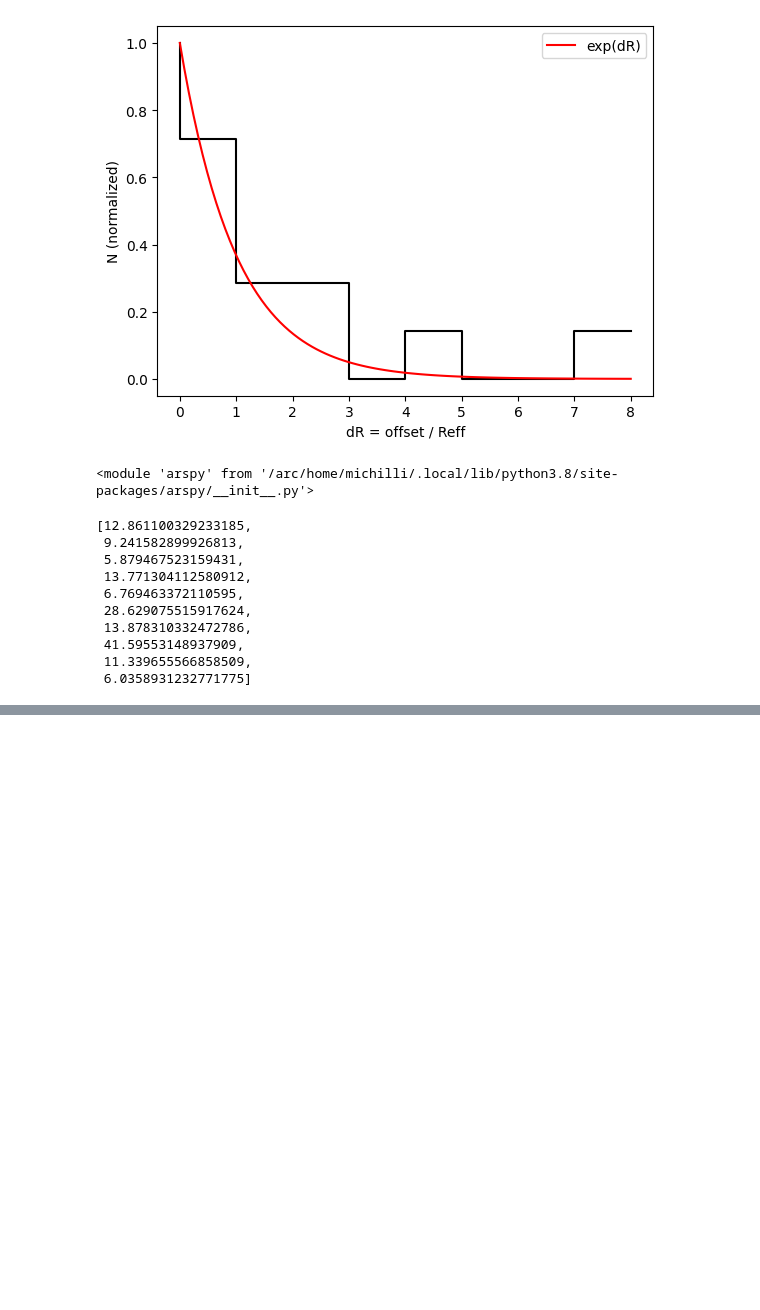
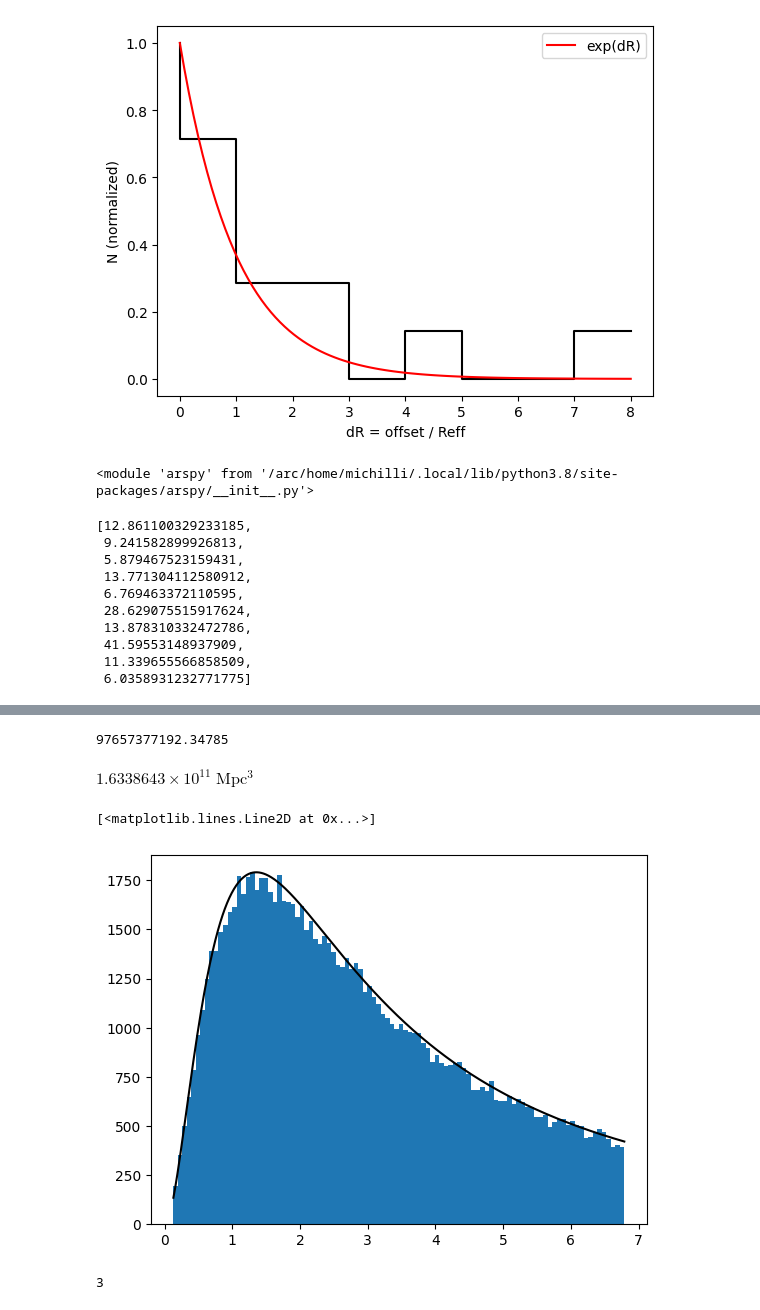
Before and after one commit to danielemichilli/slf, a Jupyter notebook: Gravitational_Lensing.ipynb, the cells around one changed output, grey strips where cells are left out. Saved outputs shown, nothing was run; the diff lists cells and outputs as text; code cells hidden in the pictures; blank space fills up the shorter version.

```diff
--- a/Gravitational_Lensing.ipynb
+++ b/Gravitational_Lensing.ipynb
@@ -1033,0 +980,3 @@ $77.085375 \; \mathrm{}$
+# %%
+z_min = 0.3
+z_max = 3.
@@ -1033,0 +987,11 @@ $77.085375 \; \mathrm{}$
+# %%
+x = np.linspace(0.1, 1, 100000)
+y = z_pdf(x)
+# %%
+integrate.simpson(y, x=x)
+# %% [output]
+97657377192.34785
+# %%
+2 * ((cosmo.comoving_volume(1) / (1+1)) - (cosmo.comoving_volume(0.1) / (1+0.1)) )
+# %% [output]
+$1.6338643 \times 10^{11} \; \mathrm{Mpc^{3}}$
@@ -1033,0 +1037,14 @@ $77.085375 \; \mathrm{}$
+# %%
+p, bins, _ = plt.hist(z_dist, bins=100, density=False)
+
+x = np.linspace(z_min, z_max, 1000)
+y = z_pdf_norm(x)
+y = y / y.max() * p.max()
+plt.plot(x, y, 'k-')
+# %% [output]
+[<matplotlib.lines.Line2D at 0x...>]
+[figure, added]
+# %%
+len(a)
+# %% [output]
+3
```
Also changed, not shown: parts of 24 cells of this notebook.
